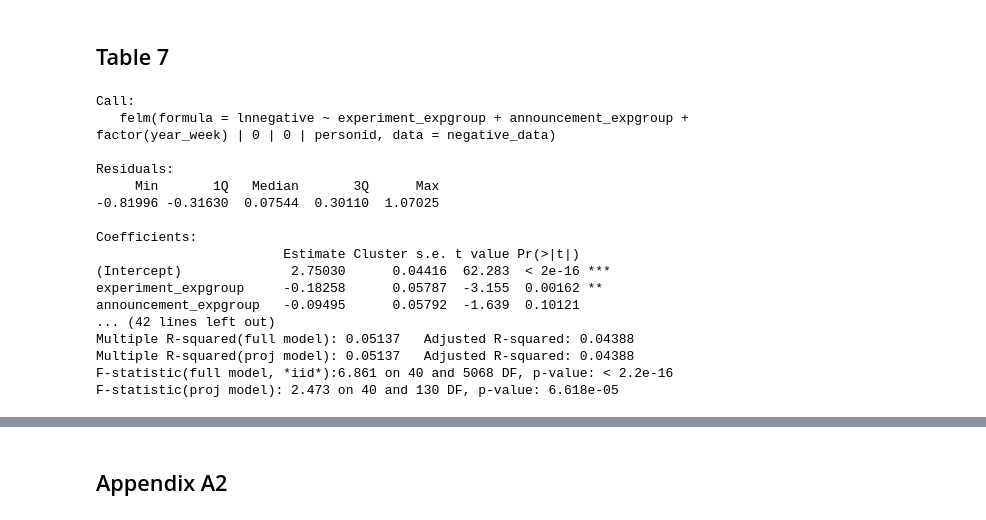
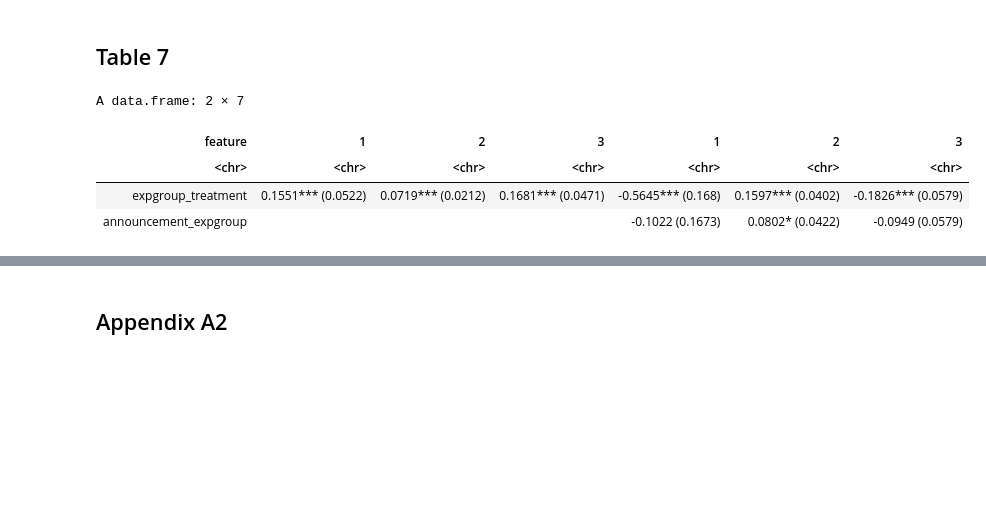
Before and after one commit to 0xandrewdu/stat_230a_final_project, a Jupyter notebook: reproduce_even.ipynb, the cells around one changed output, grey strips where cells are left out. Drawn from its saved outputs; the diff is of its cells as text; code cells hidden in the pictures; blank space fills up the shorter version.

```diff
--- a/reproduce_even.ipynb
+++ b/reproduce_even.ipynb
@@ -517,45 +550,79 @@ A tibble: 2 × 7
 # %%
 satisfaction_data <- read_dta("data/satisfaction.dta")
 
 col_1_regression = felm(log(satisfaction) ~ expgroup_treatment + factor(surveyno) | personid | 0 | personid,
                         data = satisfaction_data)
 
 
 col_2_regression = felm(log(general) ~ expgroup_treatment + factor(surveyno) | personid | 0 | personid,
                         data = satisfaction_data)
 
 
 col_3_regression = felm(log(life) ~ expgroup_treatment + factor(surveyno) | personid | 0 | personid,
                         data = satisfaction_data)
 
 exhaustion_data <- read_dta("data/exhaustion.dta")
 col_4_regression = felm(lnexhaustion ~ experiment_expgroup + announcement_expgroup + factor(year_week) | 0 | 0 | personid,
                         data = exhaustion_data)
 
 positive_data <- read_dta("data/positive.dta")
 col_5_regression = felm(lnpositive ~ experiment_expgroup + announcement_expgroup + factor(year_week) | 0 | 0 | personid,
                         data = positive_data)
 
 negative_data <- read_dta("data/negative.dta")
 col_6_regression = felm(lnnegative ~ experiment_expgroup + announcement_expgroup + factor(year_week) | 0 | 0 | personid,
                         data = negative_data)
 
-summary(col_6_regression)
+# summary(col_6_regression)
+# extract_coefs_factory <- function(features) {
+#   extract_coefs_fn <- function(model) {
+#     summary_model <- summary(model)
+#     coefs <- summary_model$coefficients
+
+#     row_names = lapply(features, function(feature) { which(row.names(coefs) == feature) })
+#     values = list()
+#     for (feature in features) {
+#       row_ = which(row.names(coefs) == feature)
+#       if (length(row_) > 0) {
+#         stars <- symnum(coefs[row_, 4], corr = FALSE, cutpoints = star_points, symbols = star_symbols)
+#         val = str_c(round(coefs[row_, 1], digits = 4), stars, "\n(", round(coefs[row_, 2], digits = 4), ")")
+#       } else {
+#         val = ""
+#       }
+#       values[[length(values) + 1]] = val
+#     }
+#     data.frame(feature = features, values = values)
+#   }
+
+#   extract_coefs_fn
+# }
+
+extract_7_1_coefs <- extract_2_coefs_factory("expgroup_treatment", "announcement_expgroup")
+
+model_list_1 <- list(col_1_regression, col_2_regression, col_3_regression)
+
+model_data <- model_list_1 %>%
+  map_dfr(extract_7_1_coefs, .id = "model")
+
+table_data_1 <- model_data %>%
+  pivot_wider(names_from = model, values_from = values)
+
+extract_7_2_coefs <- extract_2_coefs_factory("experiment_expgroup", "announcement_expgroup")
+
+model_list_2 <- list(col_4_regression, col_5_regression, col_6_regression)
+
+model_data <- model_list_2 %>%
+  map_dfr(extract_7_2_coefs, .id = "model")
+
+table_data_2 <- model_data %>%
+  pivot_wider(names_from = model, values_from = values)
+
+table_data <- cbind(table_data_1, table_data_2[, -1])
+table_data
+print_latex(table_data)
 # %% [output]
-Call:
-   felm(formula = lnnegative ~ experiment_expgroup + announcement_expgroup +      factor(year_week) | 0 | 0 | personid, data = negative_data)
-
-Residuals:
-     Min       1Q   Median       3Q      Max
--0.81996 -0.31630  0.07544  0.30110  1.07025
-
-Coefficients:
-                        Estimate Cluster s.e. t value Pr(>|t|)
-(Intercept)              2.75030      0.04416  62.283  < 2e-16 ***
-experiment_expgroup     -0.18258      0.05787  -3.155  0.00162 **
-announcement_expgroup   -0.09495      0.05792  -1.639  0.10121
-... (42 lines left out)
-Multiple R-squared(full model): 0.05137   Adjusted R-squared: 0.04388
-Multiple R-squared(proj model): 0.05137   Adjusted R-squared: 0.04388
-F-statistic(full model, *iid*):6.861 on 40 and 5068 DF, p-value: < 2.2e-16
-F-statistic(proj model): 2.473 on 40 and 130 DF, p-value: 6.618e-05
+A data.frame: 2 × 7
+| feature | 1 | 2 | 3 | 1 | 2 | 3 |
+| <chr> | <chr> | <chr> | <chr> | <chr> | <chr> | <chr> |
+| expgroup_treatment | 0.1551*** (0.0522) | 0.0719*** (0.0212) | 0.1681*** (0.0471) | -0.5645*** (0.168) | 0.1597*** (0.0402) | -0.1826*** (0.0579) |
+| announcement_expgroup |  |  |  | -0.1022 (0.1673) | 0.0802* (0.0422) | -0.0949 (0.0579) |
```
Also changed, not shown: parts of 21 cells of this notebook.
